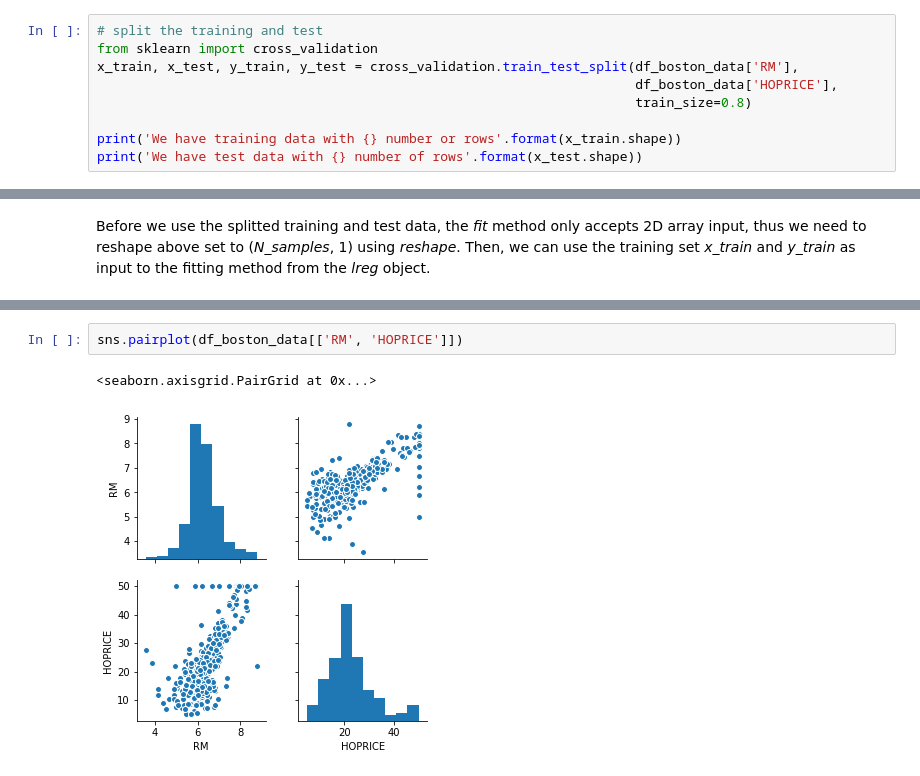
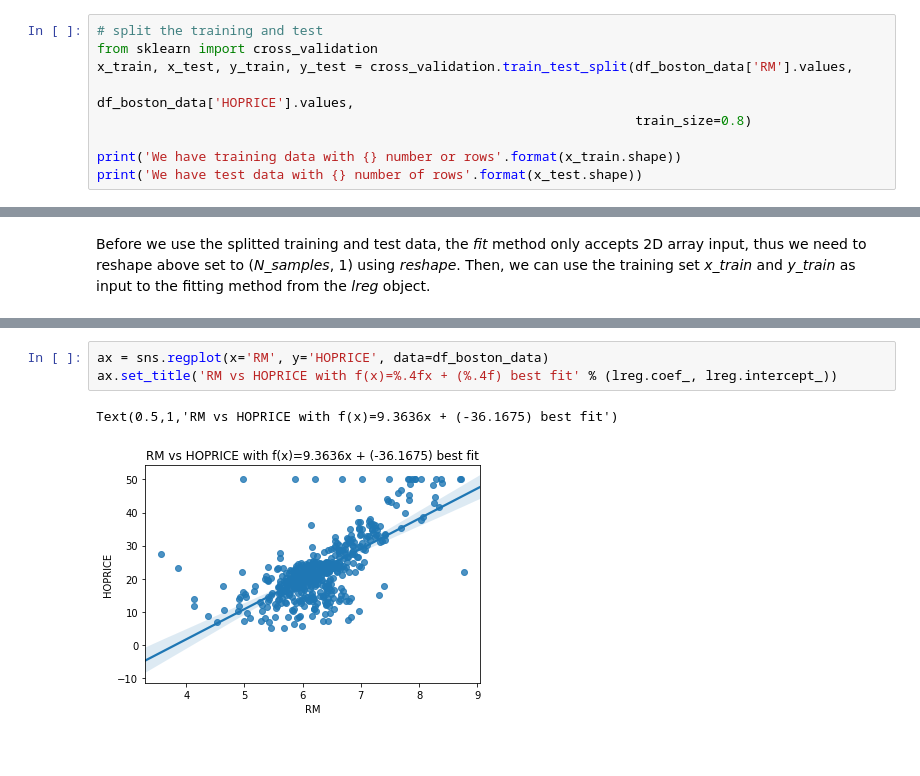
Before and after one commit to yanuartadityan/boston_house, a Jupyter notebook: EDA Boston House.ipynb, the cells around one changed output, grey strips where cells are left out. Saved outputs shown, nothing was run; the diff lists cells and outputs as text; blank space fills up the shorter version.

```diff
--- a/EDA Boston House.ipynb
+++ b/EDA Boston House.ipynb
@@ -234,8 +234,8 @@ Now, prepare the feature data **RM** and target **HOPRICE**, and split the train
 # %%
 # split the training and test
 from sklearn import cross_validation
-x_train, x_test, y_train, y_test = cross_validation.train_test_split(df_boston_data['RM'],
-                                                                     df_boston_data['HOPRICE'],
+x_train, x_test, y_train, y_test = cross_validation.train_test_split(df_boston_data['RM'].values,
+                                                                     df_boston_data['HOPRICE'].values,
                                                                      train_size=0.8)
 
 print('We have training data with {} number or rows'.format(x_train.shape))
@@ -271,5 +271,6 @@ sns.regplot(x='RM', y='HOPRICE', data=df_boston_data)
-# %%
-sns.pairplot(df_boston_data[['RM', 'HOPRICE']])
-# %% [output]
-<seaborn.axisgrid.PairGrid at 0x...>
-[figure, removed]
+# %%
+ax = sns.regplot(x='RM', y='HOPRICE', data=df_boston_data)
+ax.set_title('RM vs HOPRICE with f(x)=%.4fx + (%.4f) best fit' % (lreg.coef_, lreg.intercept_))
+# %% [output]
+Text(0.5,1,'RM vs HOPRICE with f(x)=9.3636x + (-36.1675) best fit')
+[figure, added]
```
Also changed, not shown: parts of 13 cells of this notebook.
